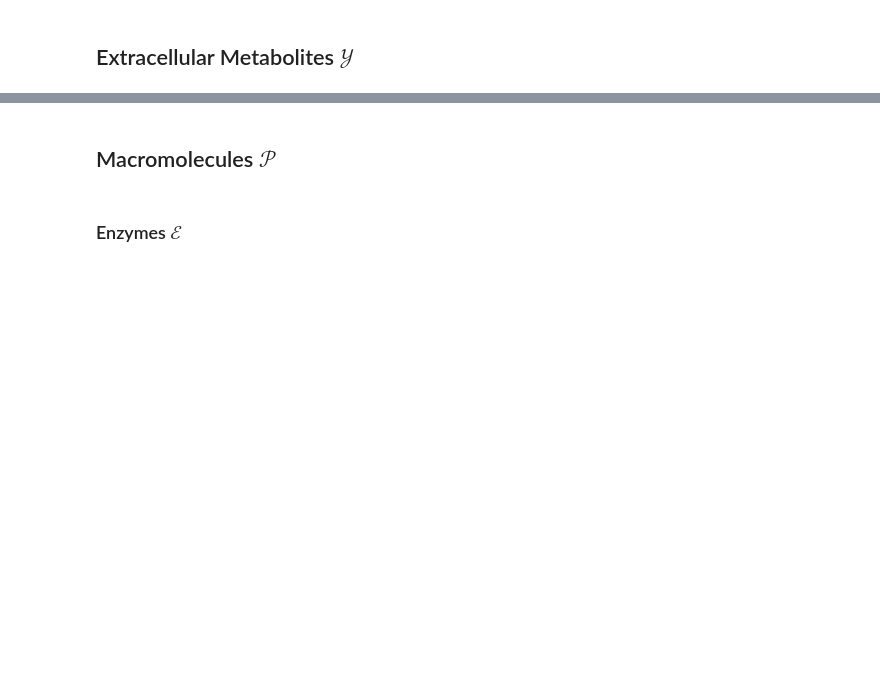
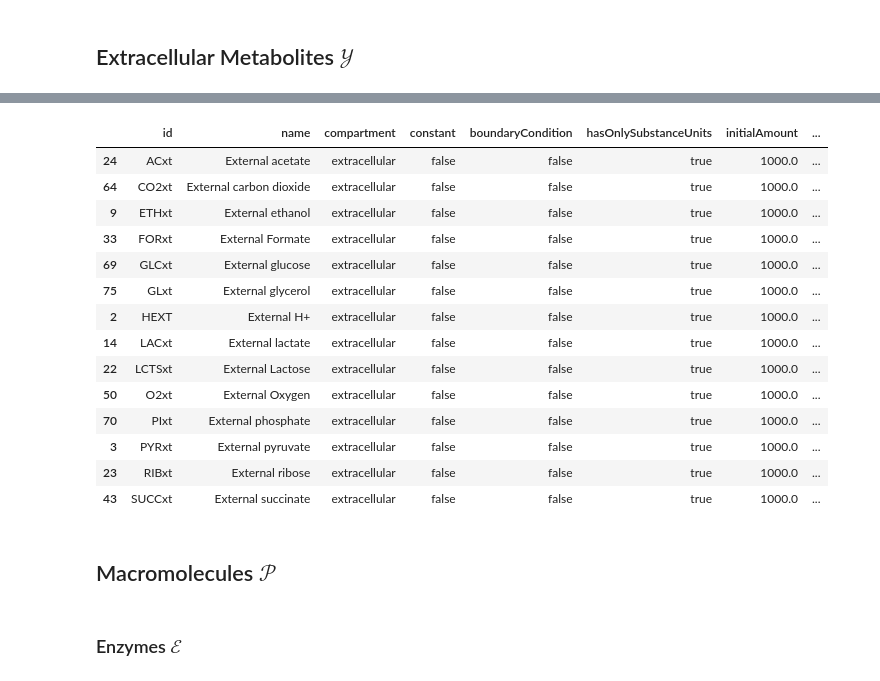
Before and after one commit to HannesBaukmann/pyrrrateFBA, a Jupyter notebook: examples/Covert2002/modeling.ipynb, the cells around one changed output, grey strips where cells are left out. Cells and saved outputs as stored; diff of their text form; code cells hidden in the pictures; blank space fills up the shorter version.

```diff
--- a/examples/Covert2002/modeling.ipynb
+++ b/examples/Covert2002/modeling.ipynb
@@ -154,7 +133,7 @@ extracellular = extracellular.drop(['external'], axis=1)
 # add attributes
 extracellular["compartment"] = 'extracellular'
 extracellular["constant"] = 'false'
-extracellular["boundaryCondition"] = 'false'
+extracellular["boundaryCondition"] = 'false' # not false for every species
 extracellular["hasOnlySubstanceUnits"] = 'true'
-extracellular["initialAmount"] = 10.0
+extracellular["initialAmount"] = 1000.0 # adjust individual values
 extracellular["ram:speciesType"] = 'extracellular'
@@ -165,3 +140,21 @@ extracellular["ram:speciesType"] = 'extracellular'
+# %%
+extracellular
+# %% [output]
+|  | id | name | compartment | constant | boundaryCondition | hasOnlySubstanceUnits | initialAmount | ... |
+| 24 | ACxt | External acetate | extracellular | false | false | true | 1000.0 | ... |
+| 64 | CO2xt | External carbon dioxide | extracellular | false | false | true | 1000.0 | ... |
+| 9 | ETHxt | External ethanol | extracellular | false | false | true | 1000.0 | ... |
+| 33 | FORxt | External Formate | extracellular | false | false | true | 1000.0 | ... |
+| 69 | GLCxt | External glucose | extracellular | false | false | true | 1000.0 | ... |
+| 75 | GLxt | External glycerol | extracellular | false | false | true | 1000.0 | ... |
+| 2 | HEXT | External H+ | extracellular | false | false | true | 1000.0 | ... |
+| 14 | LACxt | External lactate | extracellular | false | false | true | 1000.0 | ... |
+| 22 | LCTSxt | External Lactose | extracellular | false | false | true | 1000.0 | ... |
+| 50 | O2xt | External Oxygen | extracellular | false | false | true | 1000.0 | ... |
+| 70 | PIxt | External phosphate | extracellular | false | false | true | 1000.0 | ... |
+| 3 | PYRxt | External pyruvate | extracellular | false | false | true | 1000.0 | ... |
+| 23 | RIBxt | External ribose | extracellular | false | false | true | 1000.0 | ... |
+| 43 | SUCCxt | External succinate | extracellular | false | false | true | 1000.0 | ... |
 # %% [markdown]
 ## Macromolecules $\mathcal{P}$
 # %% [markdown]
```
Also changed, not shown: parts of 29 cells of this notebook.
